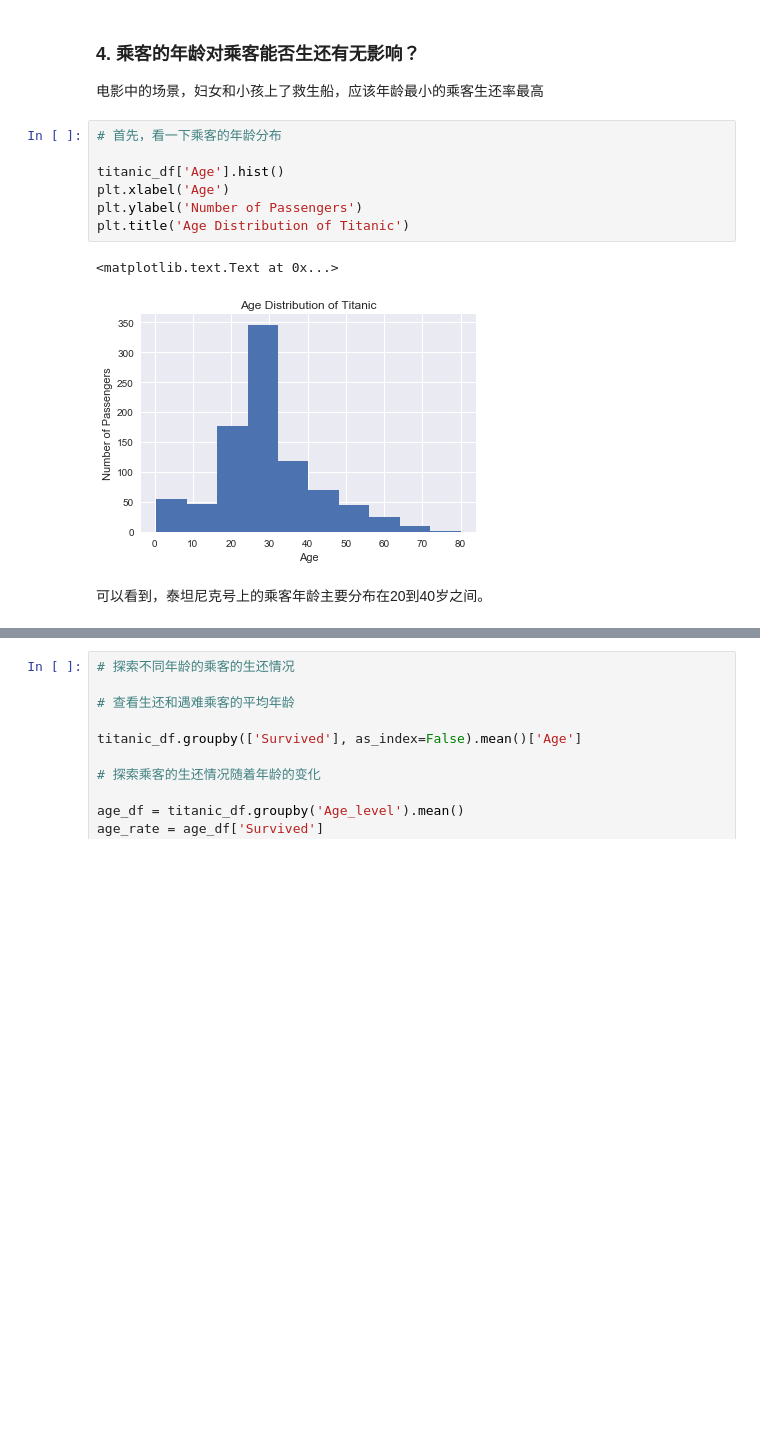
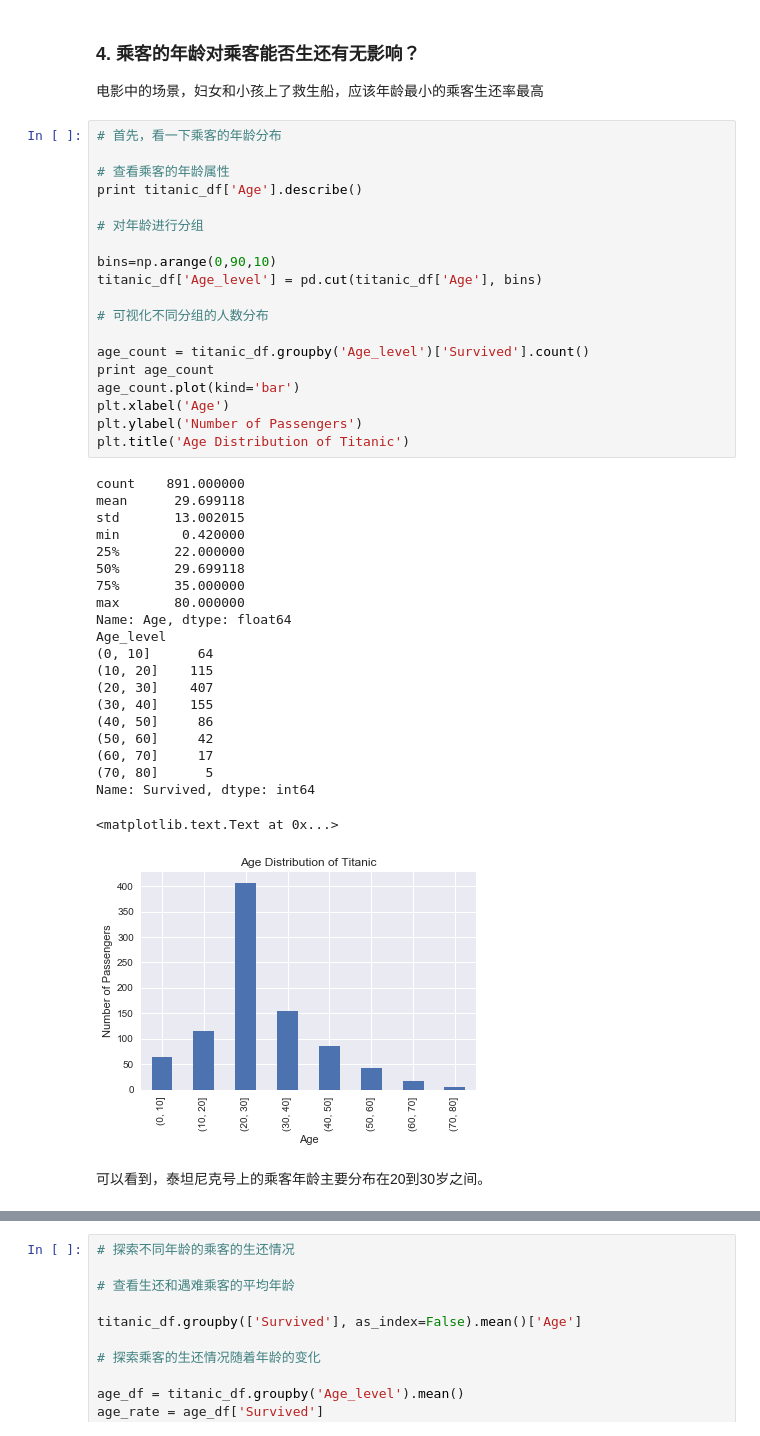
Before and after one commit to RedChueng/Investigate_a_-Dataset, a Jupyter notebook: Investigate_Titanic_Data.ipynb, the cells around one changed output, grey strips where cells are left out. Saved outputs shown, nothing was run; the diff lists cells and outputs as text; blank space fills up the shorter version.

```diff
--- a/Investigate_Titanic_Data.ipynb
+++ b/Investigate_Titanic_Data.ipynb
@@ -222,13 +222,44 @@ Name: Survived, dtype: float64
 # %%
 # 首先，看一下乘客的年龄分布
 
-titanic_df['Age'].hist()
+# 查看乘客的年龄属性
+print titanic_df['Age'].describe()
+
+# 对年龄进行分组
+
+bins=np.arange(0,90,10)
+titanic_df['Age_level'] = pd.cut(titanic_df['Age'], bins)
+
+# 可视化不同分组的人数分布
+
+age_count = titanic_df.groupby('Age_level')['Survived'].count()
+print age_count
+age_count.plot(kind='bar')
 plt.xlabel('Age')
 plt.ylabel('Number of Passengers')
 plt.title('Age Distribution of Titanic')
 # %% [output]
-<matplotlib.text.Text at 0x...>
+count    891.000000
+mean      29.699118
+std       13.002015
+min        0.420000
+25%       22.000000
+50%       29.699118
+75%       35.000000
+max       80.000000
+Name: Age, dtype: float64
+Age_level
+(0, 10]      64
+(10, 20]    115
+(20, 30]    407
+(30, 40]    155
+(40, 50]     86
+(50, 60]     42
+(60, 70]     17
+(70, 80]      5
+Name: Survived, dtype: int64
+<matplotlib.text.Text at 0x...>
-[figure, old version]
+[figure, new version]
 # %% [markdown]
-可以看到，泰坦尼克号上的乘客年龄主要分布在20到40岁之间。
+可以看到，泰坦尼克号上的乘客年龄主要分布在20到30岁之间。
 # %%
```
Also changed, not shown: parts of 2 cells of this notebook.
